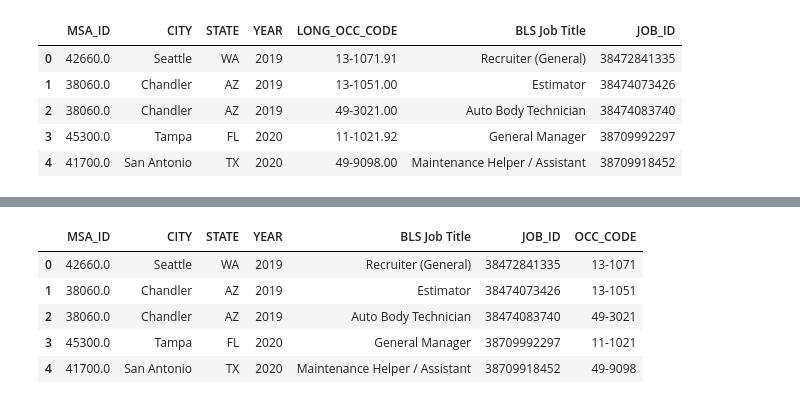
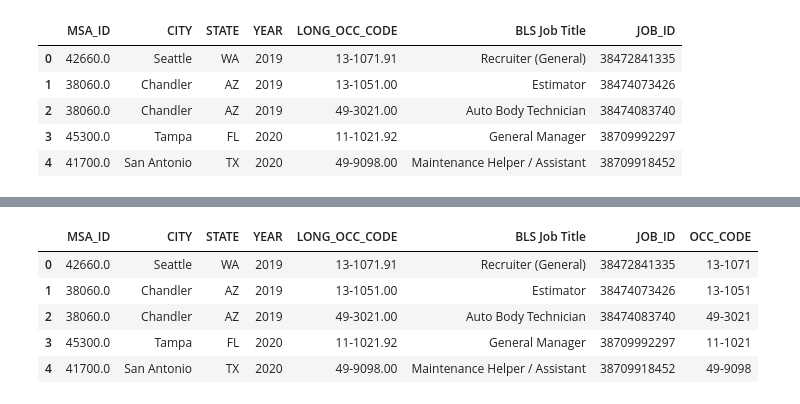
Before and after one commit to JMWilliams3790/AnonCoUSA, a Jupyter notebook: Exploration-Analysis/AnonCoExplore.ipynb, the cells around one changed output, grey strips where cells are left out. Drawn from its saved outputs; the diff is of its cells as text; code cells hidden in the pictures.

```diff
--- a/AnonCoClean.ipynb
+++ b/Exploration-Analysis/AnonCoExplore.ipynb
@@ -7,10 +7,10 @@ import pandas as pd
 #########################
 # %%
 #prepare paths to import data
-msa_csv = "data/msa_data.csv"
-national_csv = "data/national_data.csv"
-skill_csv = "data/skill_data.csv"
-posting_csv = "data/job_postings.csv"
+msa_csv = "../data/msa_data.csv"
+national_csv = "../data/national_data.csv"
+skill_csv = "../data/skill_data.csv"
+posting_csv = "../data/job_postings.csv"
 # %%
 #read msa_data as df and check
 msa_df = pd.read_csv(msa_csv, sep=",")
@@ -339,15 +347,14 @@ skill_df.head()
 # %%
 #creat OCC_CODE column that drops last 3 chars from LONG_OCC_CODE
 posting_df['OCC_CODE'] = posting_df['LONG_OCC_CODE'].str.slice(stop=7)
-posting_df = posting_df.drop(columns=['LONG_OCC_CODE'])
 posting_df.head()
 # %% [output]
-|  | MSA_ID | CITY | STATE | YEAR | BLS Job Title | JOB_ID | OCC_CODE |
-| 0 | 42660.0 | Seattle | WA | 2019 | Recruiter (General) | 38472841335 | 13-1071 |
-| 1 | 38060.0 | Chandler | AZ | 2019 | Estimator | 38474073426 | 13-1051 |
-| 2 | 38060.0 | Chandler | AZ | 2019 | Auto Body Technician | 38474083740 | 49-3021 |
-| 3 | 45300.0 | Tampa | FL | 2020 | General Manager | 38709992297 | 11-1021 |
-| 4 | 41700.0 | San Antonio | TX | 2020 | Maintenance Helper / Assistant | 38709918452 | 49-9098 |
+|  | MSA_ID | CITY | STATE | YEAR | LONG_OCC_CODE | BLS Job Title | JOB_ID | OCC_CODE |
+| 0 | 42660.0 | Seattle | WA | 2019 | 13-1071.91 | Recruiter (General) | 38472841335 | 13-1071 |
+| 1 | 38060.0 | Chandler | AZ | 2019 | 13-1051.00 | Estimator | 38474073426 | 13-1051 |
+| 2 | 38060.0 | Chandler | AZ | 2019 | 49-3021.00 | Auto Body Technician | 38474083740 | 49-3021 |
+| 3 | 45300.0 | Tampa | FL | 2020 | 11-1021.92 | General Manager | 38709992297 | 11-1021 |
+| 4 | 41700.0 | San Antonio | TX | 2020 | 49-9098.00 | Maintenance Helper / Assistant | 38709918452 | 49-9098 |
 # %%
 #Check remaining datatypes before merge
 msa_df.dtypes
```
Also changed, not shown: parts of 17 cells of this notebook.
